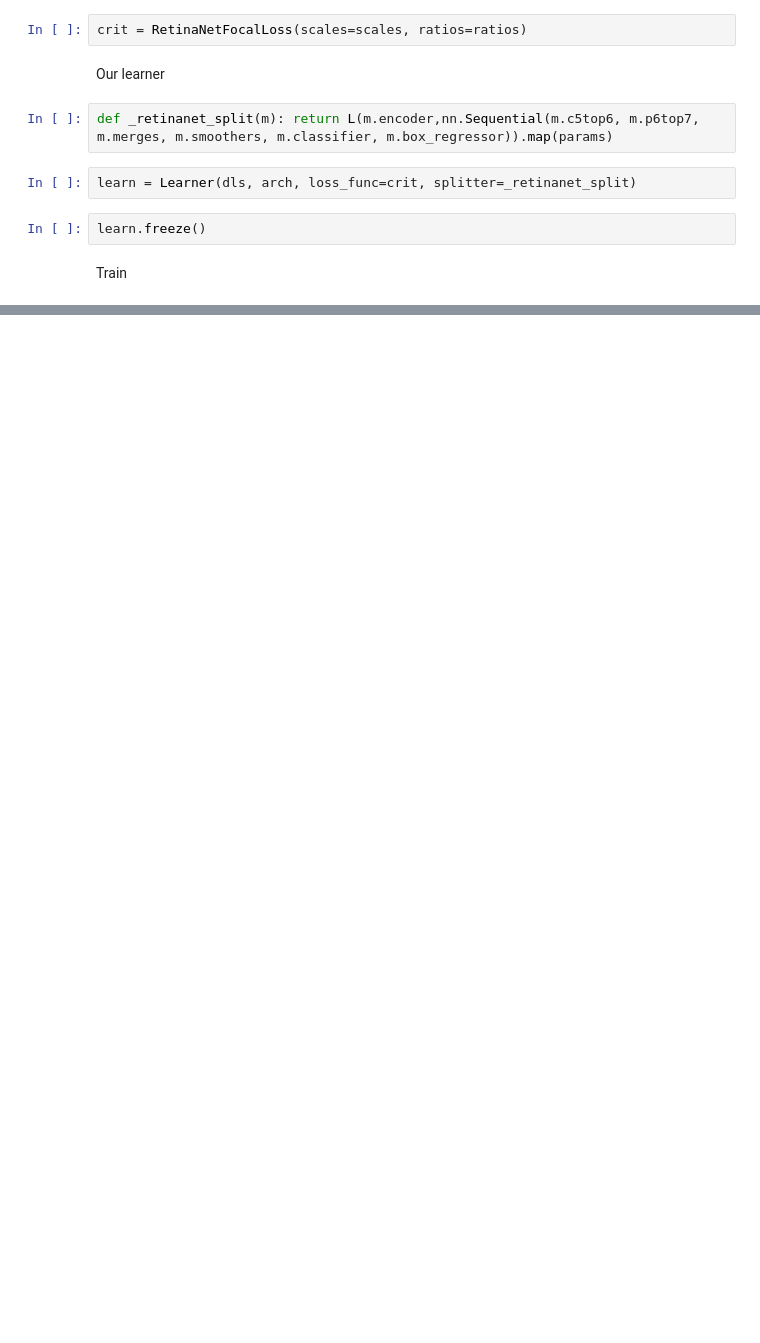
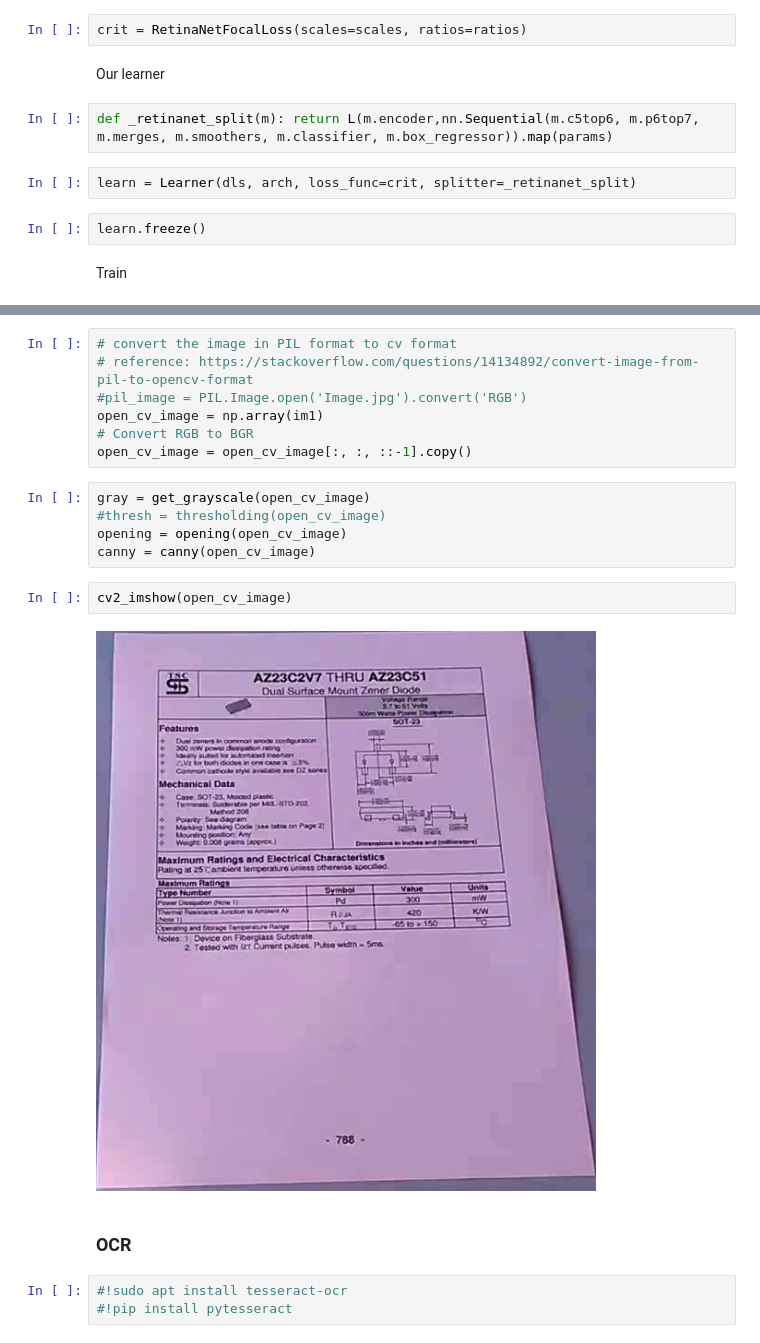
Before and after one commit to alixintong/btt-ai-know-your-customer, a Jupyter notebook: bounding_box.ipynb, the cells around one changed output, grey strips where cells are left out. Drawn from its saved outputs; the diff is of its cells as text; blank space fills up the shorter version.

```diff
--- a/bounding_box.ipynb
+++ b/bounding_box.ipynb
@@ -610,0 +693,21 @@ learn.fit_one_cycle(10, slice(1e-5, 1e-4))
+# %%
+# convert the image in PIL format to cv format
+# reference: https://stackoverflow.com/questions/14134892/convert-image-from-pil-to-opencv-format
+#pil_image = PIL.Image.open('Image.jpg').convert('RGB')
+open_cv_image = np.array(im1)
+# Convert RGB to BGR
+open_cv_image = open_cv_image[:, :, ::-1].copy()
+# %%
+gray = get_grayscale(open_cv_image)
+#thresh = thresholding(open_cv_image)
+opening = opening(open_cv_image)
+canny = canny(open_cv_image)
+# %%
+cv2_imshow(open_cv_image)
+# %% [output]
+[figure, added]
+# %% [markdown]
+### OCR
+# %%
+#!sudo apt install tesseract-ocr
+#!pip install pytesseract
```
Also changed, not shown: parts of 17 cells of this notebook.
